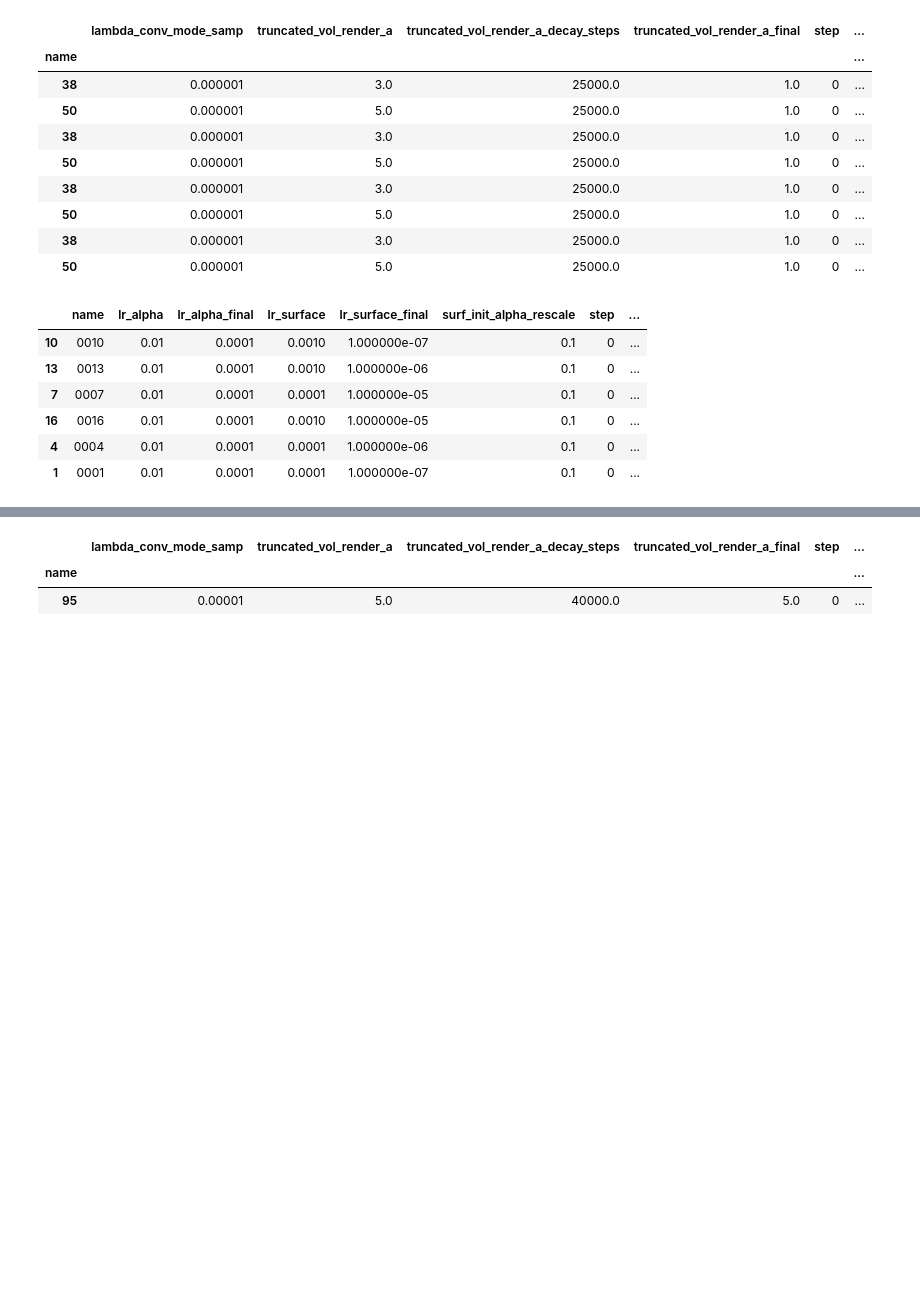
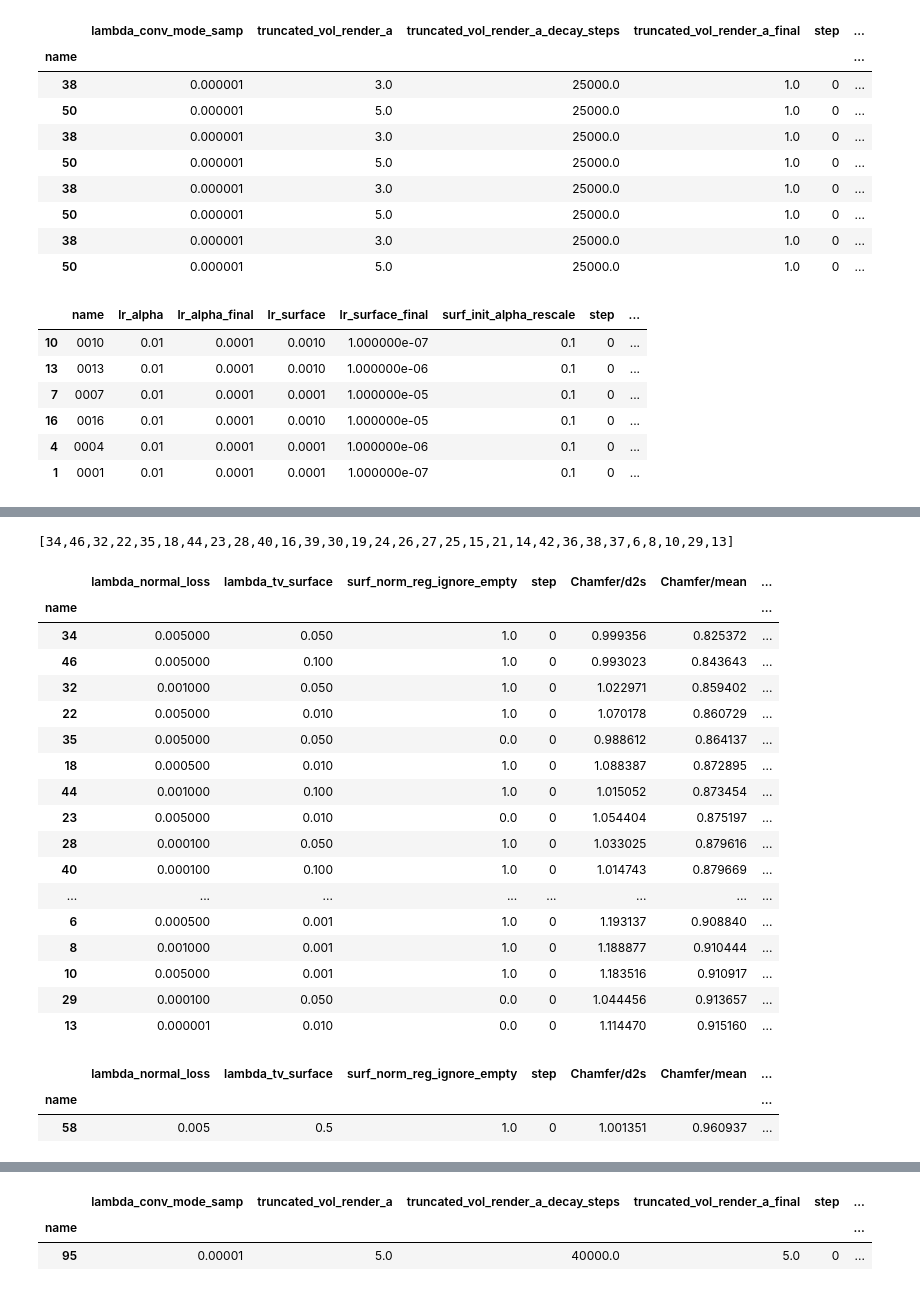
Before and after one commit to sxyu/svox2, a Jupyter notebook: tune_result.ipynb, the cells around one changed output, grey strips where cells are left out. Cells and saved outputs as stored; diff of their text form; code cells hidden in the pictures; blank space fills up the shorter version.

```diff
--- a/tune_result.ipynb
+++ b/tune_result.ipynb
@@ -162,0 +144,47 @@ df_sorted
+# %%
+# SummaryReader
+df = None
+
+log_dir = Path("/rds/project/rds-qxpdOeYWi78/plenoxels/opt/ckpt/auto_tune/dtu_scan63/dtu_less_trunc_norm")
+
+summary_file = sorted(list(log_dir.glob("*/hparam_pts/*")))
+# summary_file = sorted(list(log_dir.glob("*/hparam_surf_close/*")))
+# summary_file = sorted(list(log_dir.glob("*/hparam_mode01/*")))
+
+df3 = get_result(summary_file)
+
+df_sorted = df3.sort_values(by='Chamfer/mean')[:30]
+
+names = df_sorted.index.tolist()
+
+print(str(names).replace(' ', ''))
+
+df_sorted
+# df.sort_values(by='Image/psnr', ascending=False)[:30]
+# df.iloc[[24]]
+# %% [output]
+[34,46,32,22,35,18,44,23,28,40,16,39,30,19,24,26,27,25,15,21,14,42,36,38,37,6,8,10,29,13]
+|  | lambda_normal_loss | lambda_tv_surface | surf_norm_reg_ignore_empty | step | Chamfer/d2s | Chamfer/mean | ... |
+| name |  |  |  |  |  |  | ... |
+| 34 | 0.005000 | 0.050 | 1.0 | 0 | 0.999356 | 0.825372 | ... |
+| 46 | 0.005000 | 0.100 | 1.0 | 0 | 0.993023 | 0.843643 | ... |
+| 32 | 0.001000 | 0.050 | 1.0 | 0 | 1.022971 | 0.859402 | ... |
+| 22 | 0.005000 | 0.010 | 1.0 | 0 | 1.070178 | 0.860729 | ... |
+| 35 | 0.005000 | 0.050 | 0.0 | 0 | 0.988612 | 0.864137 | ... |
+| 18 | 0.000500 | 0.010 | 1.0 | 0 | 1.088387 | 0.872895 | ... |
+| 44 | 0.001000 | 0.100 | 1.0 | 0 | 1.015052 | 0.873454 | ... |
+| 23 | 0.005000 | 0.010 | 0.0 | 0 | 1.054404 | 0.875197 | ... |
+| 28 | 0.000100 | 0.050 | 1.0 | 0 | 1.033025 | 0.879616 | ... |
+| 40 | 0.000100 | 0.100 | 1.0 | 0 | 1.014743 | 0.879669 | ... |
+| ... | ... | ... | ... | ... | ... | ... | ... |
+| 6 | 0.000500 | 0.001 | 1.0 | 0 | 1.193137 | 0.908840 | ... |
+| 8 | 0.001000 | 0.001 | 1.0 | 0 | 1.188877 | 0.910444 | ... |
+| 10 | 0.005000 | 0.001 | 1.0 | 0 | 1.183516 | 0.910917 | ... |
+| 29 | 0.000100 | 0.050 | 0.0 | 0 | 1.044456 | 0.913657 | ... |
+| 13 | 0.000001 | 0.010 | 0.0 | 0 | 1.114470 | 0.915160 | ... |
+# %%
+df3.loc[[58]]
+# %% [output]
+|  | lambda_normal_loss | lambda_tv_surface | surf_norm_reg_ignore_empty | step | Chamfer/d2s | Chamfer/mean | ... |
+| name |  |  |  |  |  |  | ... |
+| 58 | 0.005 | 0.5 | 1.0 | 0 | 1.001351 | 0.960937 | ... |
```
Also changed, not shown: parts of 9 cells of this notebook, 13 other files.
